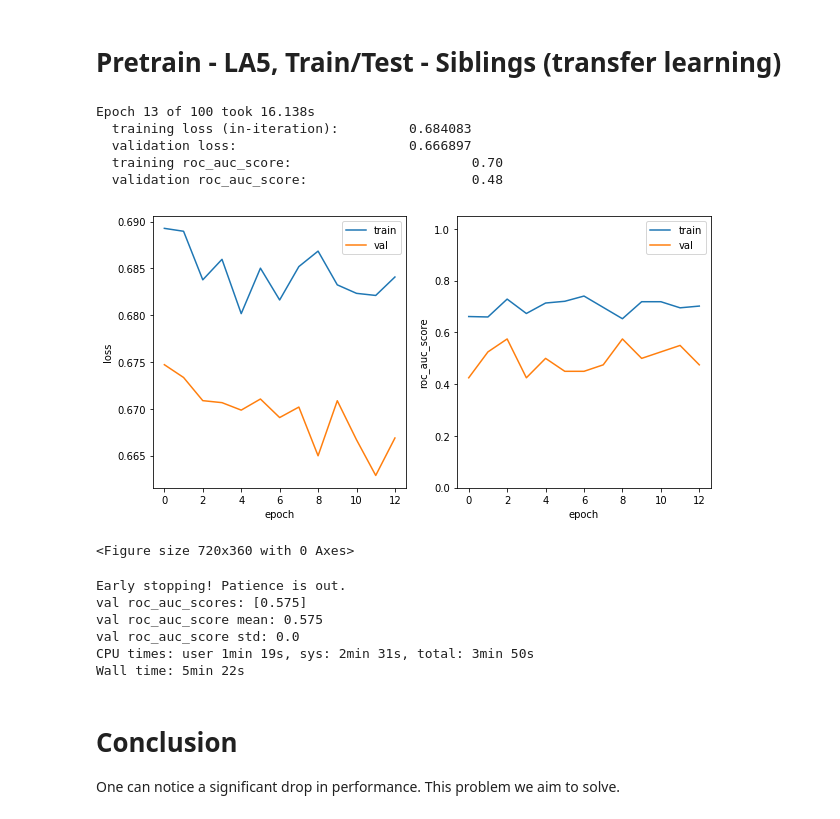
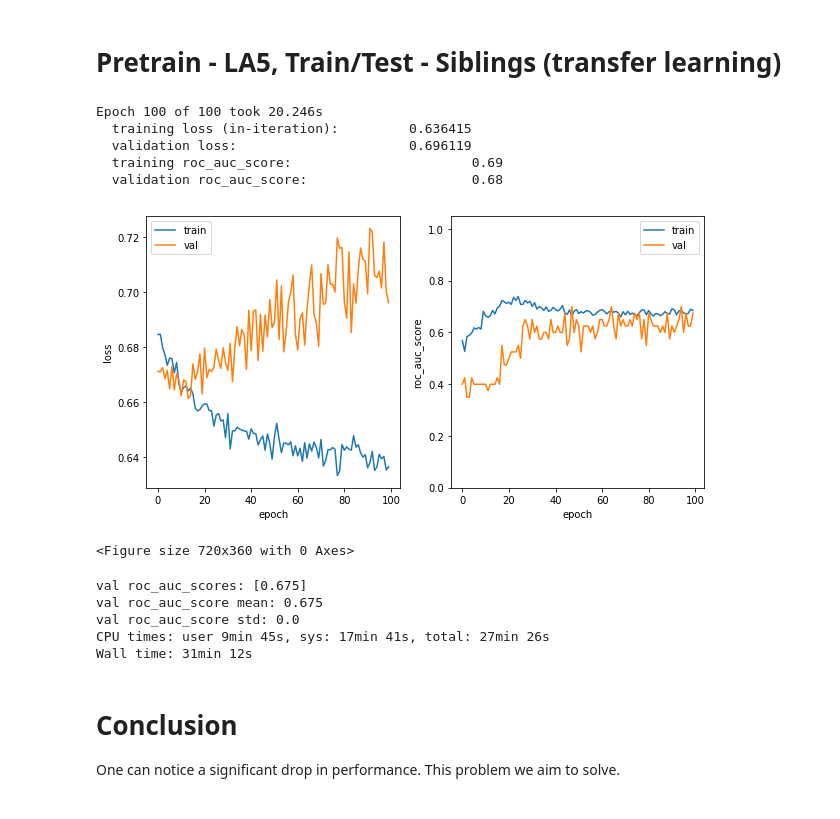
Before and after one commit to rakhimovv/mri-domain-adaptation, a Jupyter notebook: base_fmri.ipynb, the cells around one changed output. Drawn from its saved outputs; the diff is of its cells as text; code cells hidden in the pictures.

```diff
--- a/base_fmri.ipynb
+++ b/base_fmri.ipynb
@@ -58,10 +44,10 @@ la5_rest_dataset = data.LA5_Siblings_MRI(
     problems=['Schz/Control'],
     temp_storage_path=paths.la5_temp_npy_folder_path,
 )
-la5_rest_absmax = 2767.815185546875 # 2442.174560546875 # get_absmax(la5_rest_dataset)
+la5_rest_absmax = 2872.452392578125 # data.get_absmax(la5_rest_dataset, device)
 la5_rest_dataset.transform = transforms.Compose([
-    ToTensor,
-    functools.partial(AbsMaxScale, absmax=la5_rest_absmax),])
+    functools.partial(data.ToTensor, device=device),
+    functools.partial(data.AbsMaxScale, absmax=la5_rest_absmax),])
 print("LA5 rest absmax before normalization: {}".format(la5_rest_absmax))
 print("Dataset size: {}".format(len(la5_rest_dataset)))
 print("Labels distribution: {}\n".format(np.unique(la5_rest_dataset.labels, return_counts=True)))
@@ -129,10 +115,10 @@ sibl_dataset = data.LA5_Siblings_MRI(
     problems=['Schz/Control'],
     temp_storage_path=paths.sibl_temp_npy_folder_path,
 )
-sibl_absmax = 2698.230712890625 # get_absmax(sibl_dataset)
+sibl_absmax = 2698.230712890625 # data.get_absmax(sibl_dataset)
 sibl_dataset.transform = transforms.Compose([
-    ToTensor,
-    functools.partial(AbsMaxScale, absmax=sibl_absmax),
+    functools.partial(data.ToTensor, device=device),
+    functools.partial(data.AbsMaxScale, absmax=sibl_absmax),
     functools.partial(torch.nn.functional.interpolate, size=la5_rest_dataset.img_shape, mode='nearest'),])
 print("Siblings absmax before normalization: {}".format(sibl_absmax))
 print("Dataset size: {}".format(len(sibl_dataset)))
@@ -239,5 +219,5 @@ train_loader = DataLoader(Subset(la5_rest_dataset, train_idx),
                           shuffle=False,
                           batch_size=10,
                           drop_last=False)
-_ = routine.train(model, optimizer, train_loader, None, device, metric, verbose=1, model_save_path=model_save_path, max_epoch=15)
+_ = routine.train(model, optimizer, train_loader, None, device, metric, verbose=1, model_save_path=model_save_path, eps=1e-2)
 # %% [output]
@@ -296,27 +277,26 @@ Wall time: 7min 36s
 # %%
 %%time
 cv = StratifiedShuffleSplit(n_splits=1, test_size=0.2, random_state=42)
 metric = roc_auc_score
 val_metrics = routine.cross_val_score(create_model_opt, sibl_dataset, cv, device, metric,
-                                      batch_size=10, model_load_path=model_save_path, transfer=True)
+                                      batch_size=10, model_load_path=model_save_path, transfer=True, eps=1e-2)
 
 print("val {}s: {}".format(metric.__name__, val_metrics))
 print("val {} mean: {}".format(metric.__name__, np.mean(val_metrics)))
 print("val {} std: {}".format(metric.__name__, np.std(val_metrics)))
 # %% [output]
-Epoch 13 of 100 took 16.138s
-  training loss (in-iteration):         0.684083
-  validation loss:                      0.666897
-  training roc_auc_score:                       0.70
-  validation roc_auc_score:                     0.48
+Epoch 100 of 100 took 20.246s
+  training loss (in-iteration):         0.636415
+  validation loss:                      0.696119
+  training roc_auc_score:                       0.69
+  validation roc_auc_score:                     0.68
-[figure, old version]
+[figure, new version]
 <Figure size 720x360 with 0 Axes>
-Early stopping! Patience is out.
-val roc_auc_scores: [0.575]
-val roc_auc_score mean: 0.575
+val roc_auc_scores: [0.675]
+val roc_auc_score mean: 0.675
 val roc_auc_score std: 0.0
-CPU times: user 1min 19s, sys: 2min 31s, total: 3min 50s
-Wall time: 5min 22s
+CPU times: user 9min 45s, sys: 17min 41s, total: 27min 26s
+Wall time: 31min 12s
 # %% [markdown]
 # Conclusion
 
```
Also changed, not shown: parts of 9 cells of this notebook, 10 other files.
